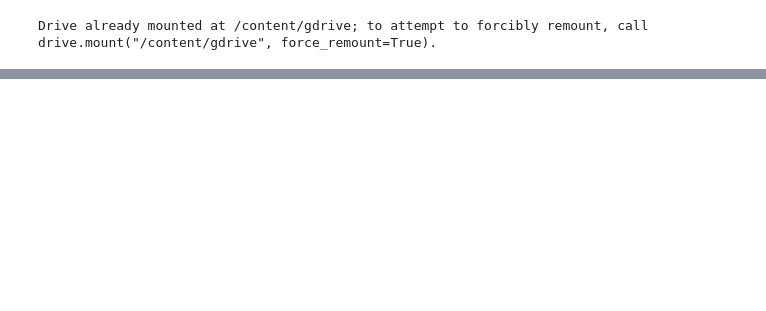
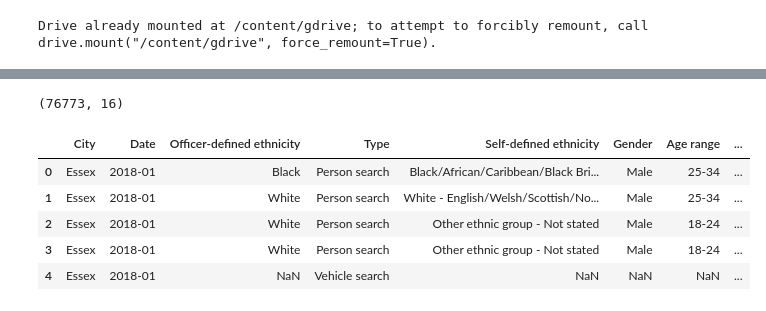
Before and after one commit to ah20776/CE888---Assignment, a Jupyter notebook: Ethnicity in UK Policing/bias.ipynb, the cells around one changed output, grey strips where cells are left out. Cells and saved outputs as stored; diff of their text form; code cells hidden in the pictures; blank space fills up the shorter version.

```diff
--- a/Ethnicity in UK Policing/bias.ipynb
+++ b/Ethnicity in UK Policing/bias.ipynb
@@ -93,6 +93,7 @@ essex19 = pd.concat([essex19_1,essex19_2,essex19_3,essex19_4,essex19_5,essex19_6
 essex20 = pd.concat([essex20_1,essex20_2,essex20_3,essex20_4,essex20_5,essex20_6,essex20_7,essex20_8,essex20_9,essex20_10,essex20_11,essex20_12])
 essex = pd.concat([essex18,essex19,essex20])
 essex["City"] = "Essex"
+essex= pd.DataFrame(essex)
 essex.head()
 # %% [output]
 |  | Type | Date | Part of a policing operation | Policing operation | Latitude | Longitude | Gender | Age range | ... |
@@ -181,6 +182,7 @@ kent19 = pd.concat([kent19_1,kent19_2,kent19_3,kent19_4,kent19_5,kent19_6,kent19
 kent20 = pd.concat([kent20_1,kent20_2,kent20_3,kent20_4,kent20_5,kent20_6,kent20_7,kent20_8,kent20_9,kent20_10,kent20_11,kent20_12])
 kent = pd.concat([kent18,kent19,kent20])
 kent["City"] = "Kent"
+kent= pd.DataFrame(kent)
 kent.head()
 # %% [output]
 |  | Type | Date | Part of a policing operation | Policing operation | Latitude | Longitude | Gender | Age range | ... |
@@ -269,6 +271,7 @@ london19 = pd.concat([london19_1,london19_2,london19_3,london19_4,london19_5,lon
 london20 = pd.concat([london20_1,london20_2,london20_3,london20_4,london20_5,london20_6,london20_7,london20_8,london20_9,london20_10,london20_11,london20_12])
 london = pd.concat([london18,london19,london20])
 london["City"] = "London"
+london= pd.DataFrame(london)
 london.head()
 # %% [output]
 |  | Type | Date | Part of a policing operation | Policing operation | Latitude | Longitude | Gender | Age range | ... |
@@ -277,3 +280,19 @@ london.head()
 | 2 | Person and Vehicle search | 2018-01 | NaN | NaN | NaN | NaN | Male | 18-24 | ... |
 | 3 | Person and Vehicle search | 2018-01 | NaN | NaN | NaN | NaN | Male | 25-34 | ... |
 | 4 | Person and Vehicle search | 2018-01 | NaN | NaN | 51.512650 | -0.101452 | Male | 18-24 | ... |
+# %%
+df= pd.concat([essex,kent,london])
+df.shape
+# %% [output]
+(76773, 16)
+# %%
+#Getting subset
+data = df[['City','Date','Officer-defined ethnicity','Type','Self-defined ethnicity','Gender','Age range','Removal of more than just outer clothing','Outcome']]
+data.head()
+# %% [output]
+|  | City | Date | Officer-defined ethnicity | Type | Self-defined ethnicity | Gender | Age range | ... |
+| 0 | Essex | 2018-01 | Black | Person search | Black/African/Caribbean/Black Bri... | Male | 25-34 | ... |
+| 1 | Essex | 2018-01 | White | Person search | White - English/Welsh/Scottish/No... | Male | 25-34 | ... |
+| 2 | Essex | 2018-01 | White | Person search | Other ethnic group - Not stated | Male | 18-24 | ... |
+| 3 | Essex | 2018-01 | White | Person search | Other ethnic group - Not stated | Male | 18-24 | ... |
+| 4 | Essex | 2018-01 | NaN | Vehicle search | NaN | NaN | NaN | ... |
```
